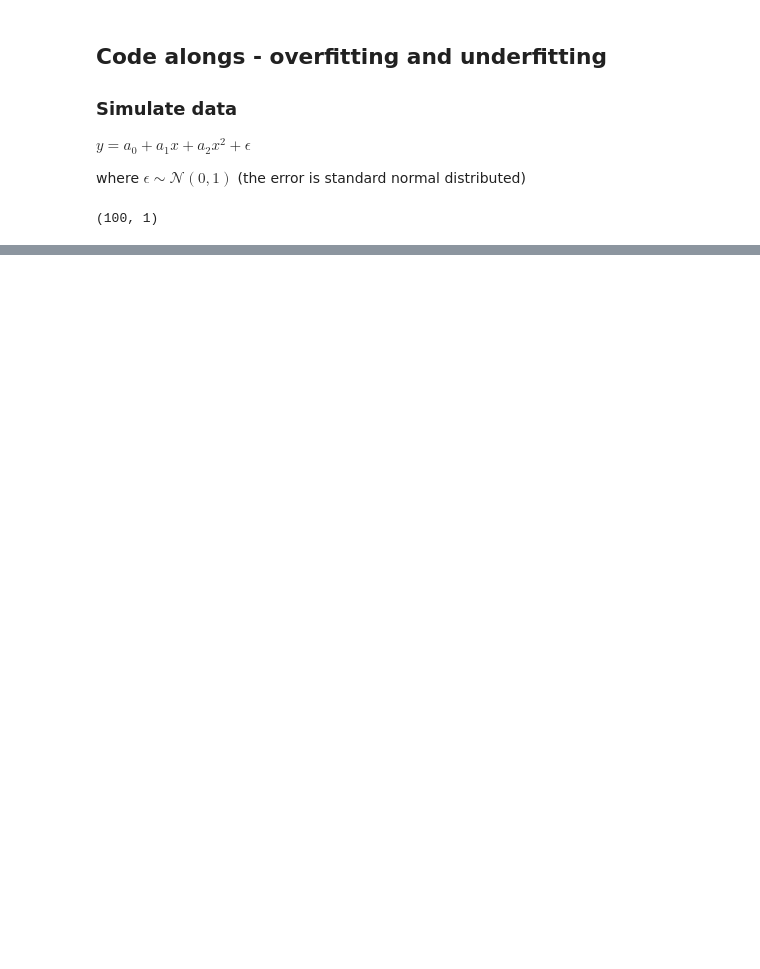
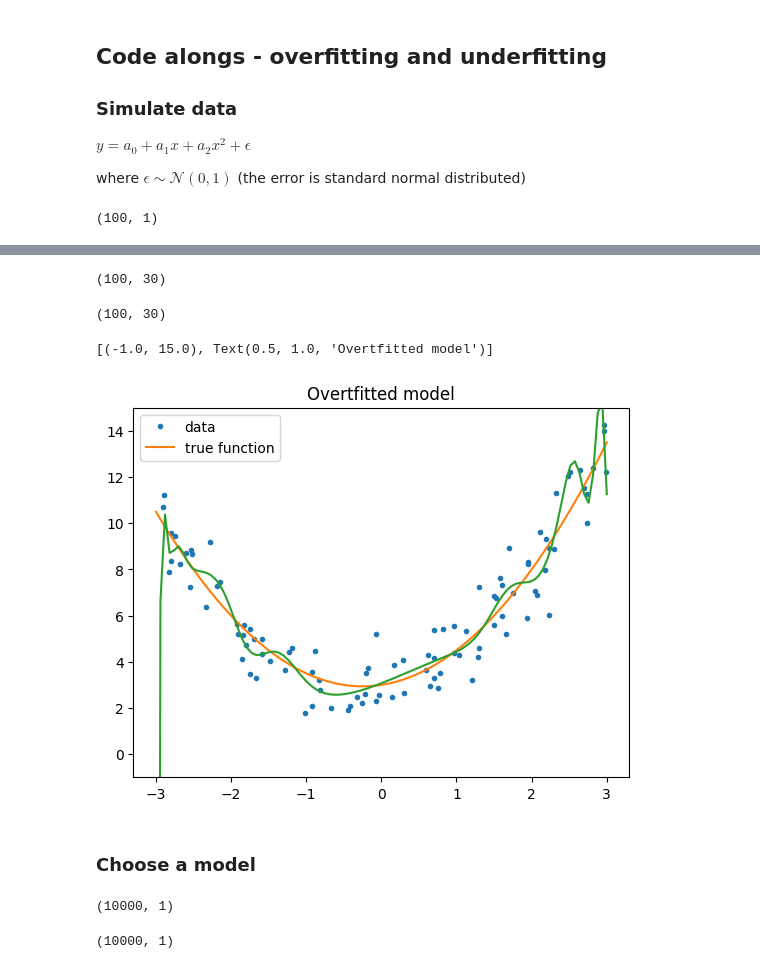
Before and after one commit to intichurin75/AI-Carlos-hillgren-OPA23, a Jupyter notebook: code_longs/Lec02_overfitting_underfitting.ipynb, the cells around one changed output, grey strips where cells are left out. Saved outputs shown, nothing was run; the diff lists cells and outputs as text; code cells hidden in the pictures; blank space fills up the shorter version.

```diff
--- a/code_longs/Lec02_overfitting_underfitting.ipynb
+++ b/code_longs/Lec02_overfitting_underfitting.ipynb
@@ -45,0 +134,40 @@ draw_data()
+# %%
+poly_model_30 = PolynomialFeatures(30, include_bias=False)
+
+X_features = poly_model_30.fit_transform(X)
+X_features.shape
+# %% [output]
+(100, 30)
+# %%
+x_poly_features = poly_model_30.transform(x.reshape(-1,1))
+x_poly_features.shape
+# %% [output]
+(100, 30)
+# %%
+model = LinearRegression()
+model.fit(X_features, y)
+
+y_pred = model.predict(x_poly_features)
+
+ax = draw_data()
+ax.plot(x, y_pred)
+ax.set(ylim=[-1,15], title="Overtfitted model")
+# %% [output]
+[(-1.0, 15.0), Text(0.5, 1.0, 'Overtfitted model')]
+[figure, added]
+# %% [markdown]
+### Choose a model
+# %%
+# simulate new data
+samples = 10000
+X = np.random.uniform(-3,3, (samples, 1))
+X.shape
+# %% [output]
+(10000, 1)
+# %%
+f = lambda x: x**4 + x**2 +.5*x +3
+y = f(X) + np.random.randn(samples,1)
+
+y.shape
+# %% [output]
+(10000, 1)
```
Also changed, not shown: parts of 22 cells of this notebook.
